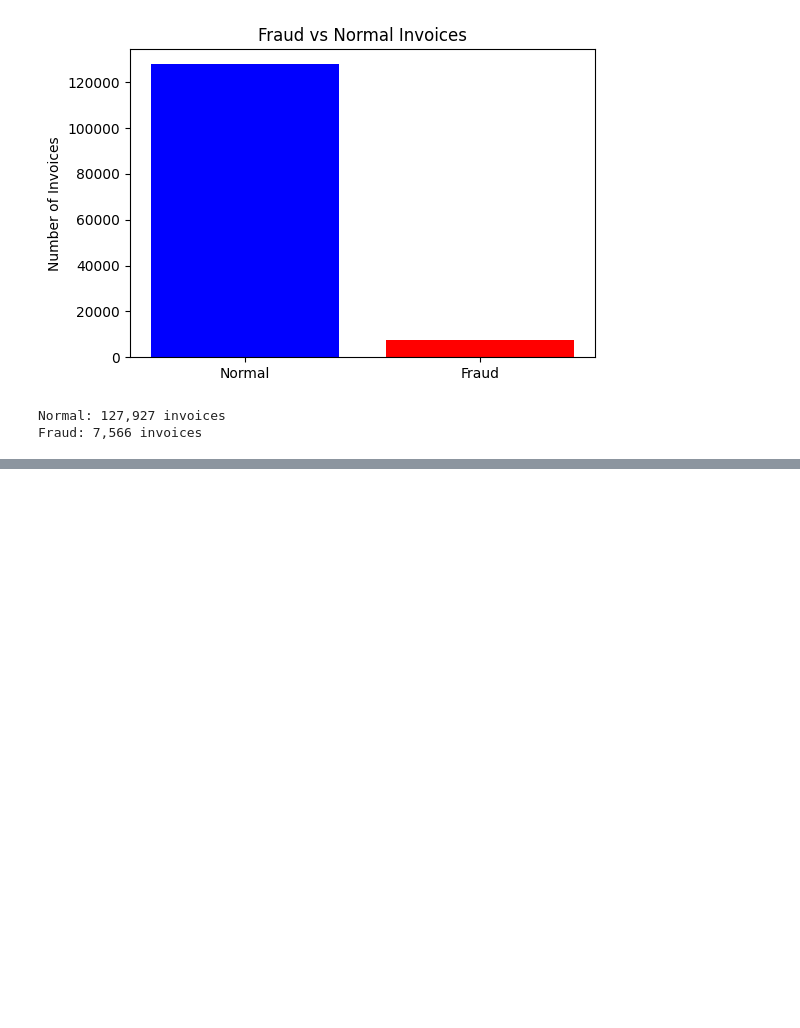
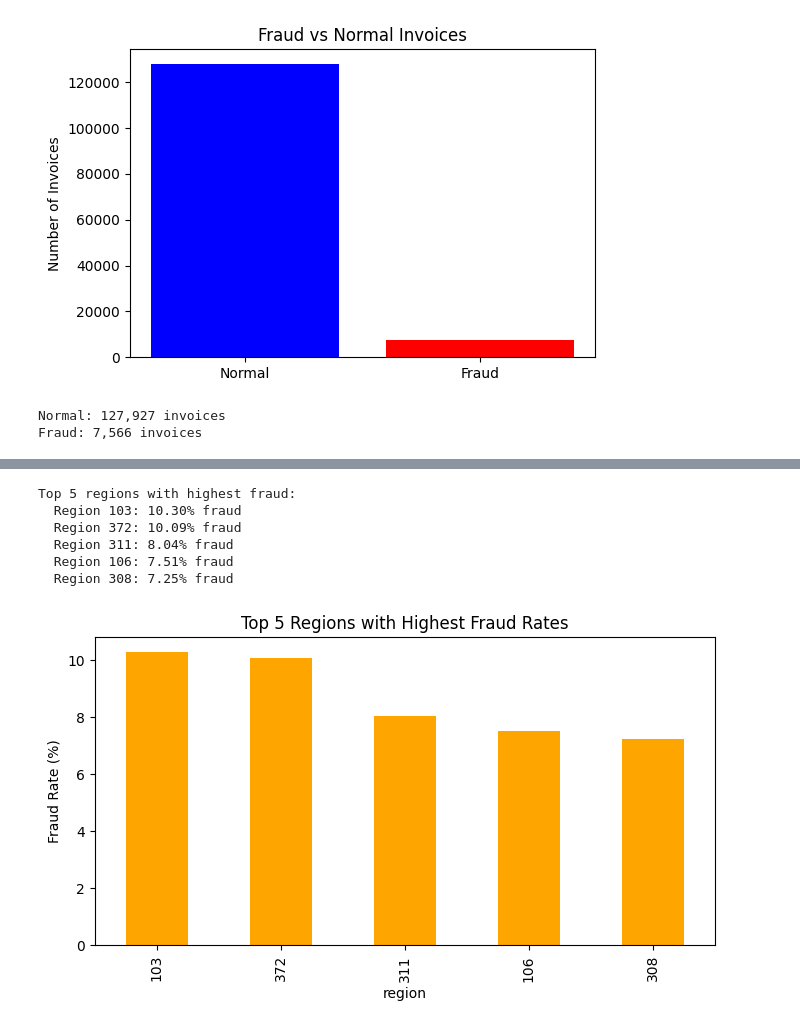
Before and after one commit to Rackkoun/ds-ml-project, a Jupyter notebook: notebooks/fraud_ml_aloknath.ipynb, the cells around one changed output, grey strips where cells are left out. Cells and saved outputs as stored; diff of their text form; code cells hidden in the pictures; blank space fills up the shorter version.

```diff
--- a/notebooks/fraud_ml_aloknath.ipynb
+++ b/notebooks/fraud_ml_aloknath.ipynb
@@ -385,0 +471,25 @@ Fraud: 7,566 invoices
+# %%
+# Fraudalant invoices region
+region_fraud = clean_data.groupby('region')['target'].mean() * 100
+
+# Top 5 Fradulant regions
+top_5 = region_fraud.nlargest(5)
+
+print("Top 5 regions with highest fraud:")
+for region, rate in top_5.items():
+    print(f"  Region {region}: {rate:.2f}% fraud")
+
+# Simple plot
+plt.figure(figsize=(8, 4))
+top_5.plot(kind='bar', color='orange')
+plt.ylabel('Fraud Rate (%)')
+plt.title('Top 5 Regions with Highest Fraud Rates')
+plt.show()
+# %% [output]
+Top 5 regions with highest fraud:
+  Region 103: 10.30% fraud
+  Region 372: 10.09% fraud
+  Region 311: 8.04% fraud
+  Region 106: 7.51% fraud
+  Region 308: 7.25% fraud
+[figure, added]
```
Also changed, not shown: parts of 34 cells of this notebook.
